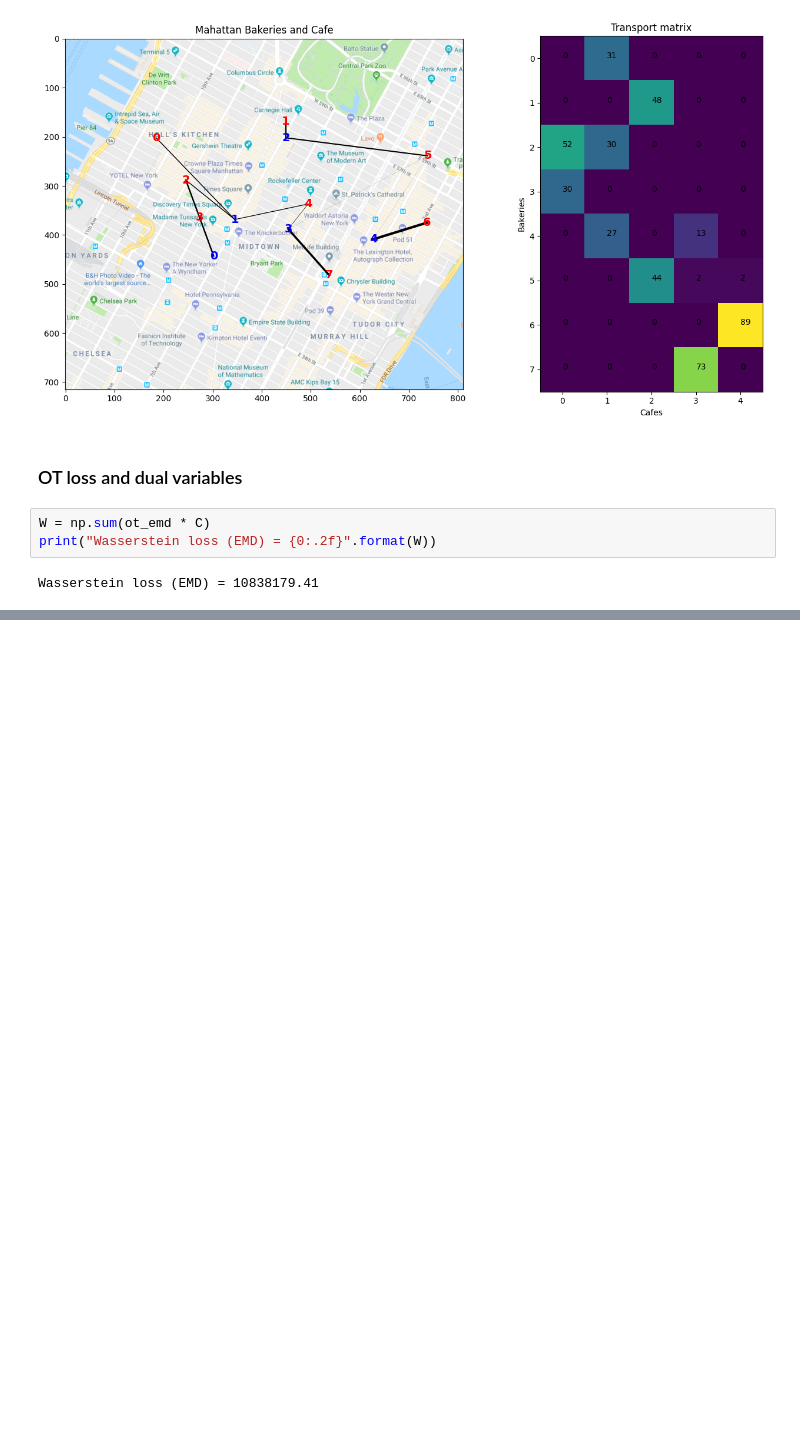
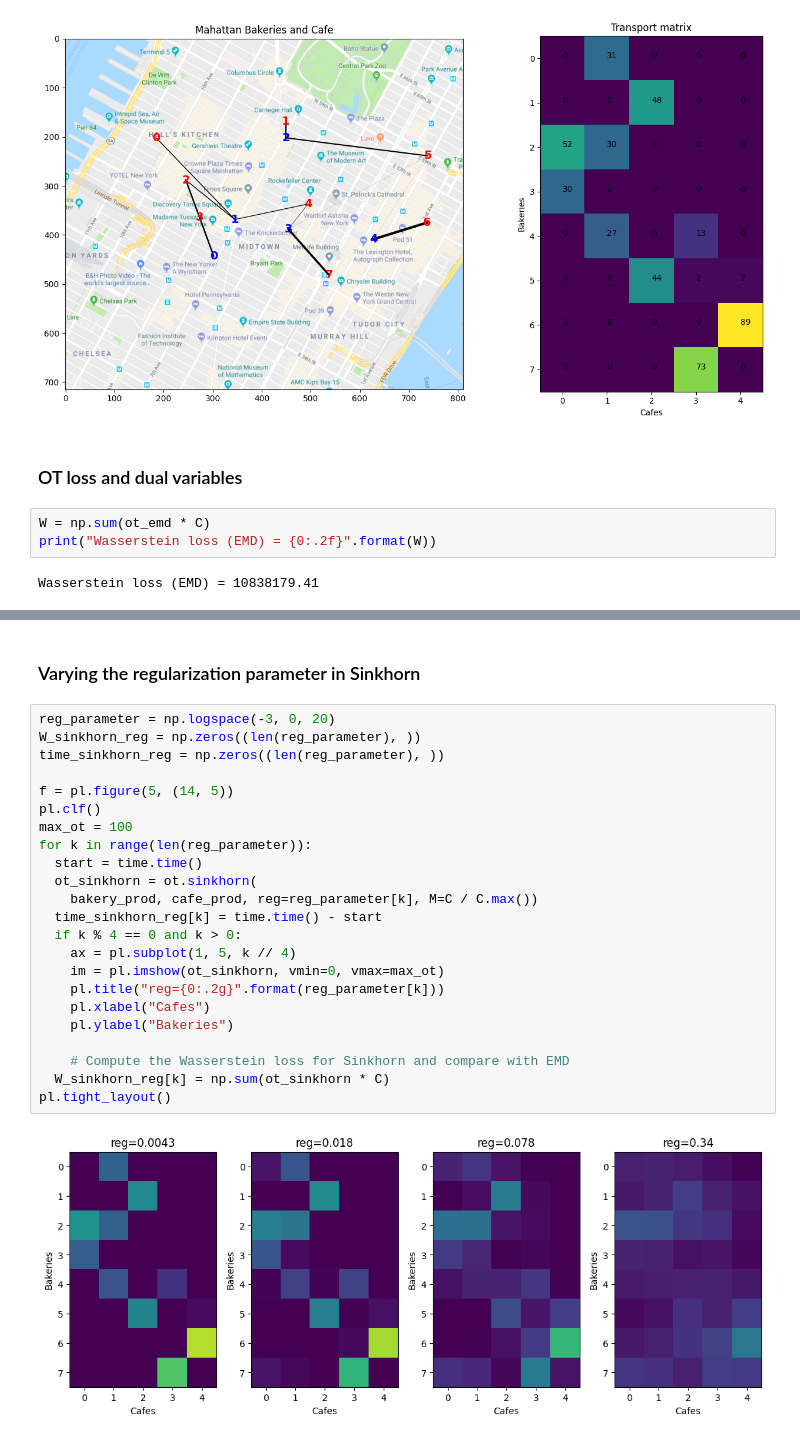
Before and after one commit to Hovohoangduy/python-optimal-transport, a Jupyter notebook: introduction_optimal_transport.ipynb, the cells around one changed output, grey strips where cells are left out. Cells and saved outputs as stored; diff of their text form; blank space fills up the shorter version.

```diff
--- a/introduction_optimal_transport.ipynb
+++ b/introduction_optimal_transport.ipynb
@@ -144,0 +220,27 @@ Wasserstein loss (EMD) = 10838179.41
+# %% [markdown]
+### Varying the regularization parameter in Sinkhorn
+# %%
+reg_parameter = np.logspace(-3, 0, 20)
+W_sinkhorn_reg = np.zeros((len(reg_parameter), ))
+time_sinkhorn_reg = np.zeros((len(reg_parameter), ))
+
+f = pl.figure(5, (14, 5))
+pl.clf()
+max_ot = 100
+for k in range(len(reg_parameter)):
+  start = time.time()
+  ot_sinkhorn = ot.sinkhorn(
+    bakery_prod, cafe_prod, reg=reg_parameter[k], M=C / C.max())
+  time_sinkhorn_reg[k] = time.time() - start
+  if k % 4 == 0 and k > 0:
+    ax = pl.subplot(1, 5, k // 4)
+    im = pl.imshow(ot_sinkhorn, vmin=0, vmax=max_ot)
+    pl.title("reg={0:.2g}".format(reg_parameter[k]))
+    pl.xlabel("Cafes")
+    pl.ylabel("Bakeries")
+
+	# Compute the Wasserstein loss for Sinkhorn and compare with EMD
+  W_sinkhorn_reg[k] = np.sum(ot_sinkhorn * C)
+pl.tight_layout()
+# %% [output]
+[figure, added]
```
Also changed, not shown: parts of 7 cells of this notebook.
